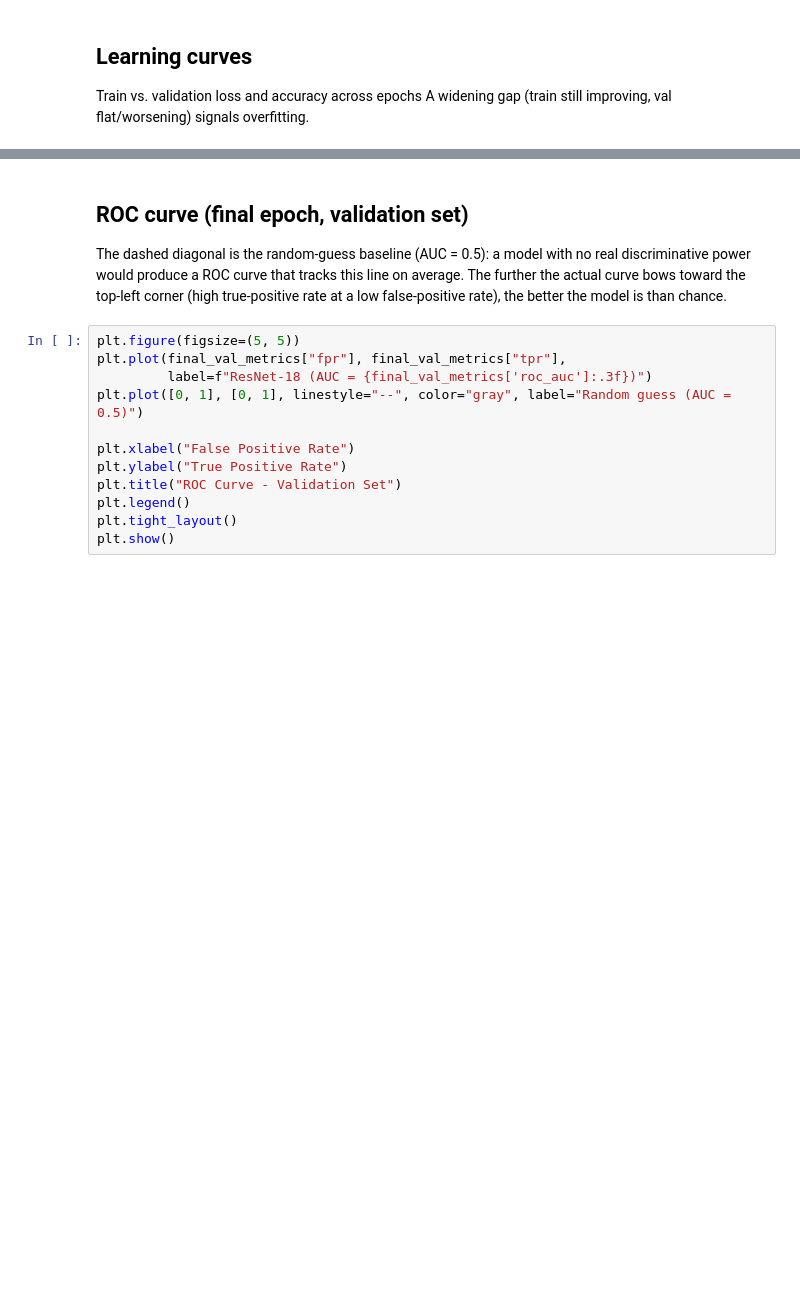
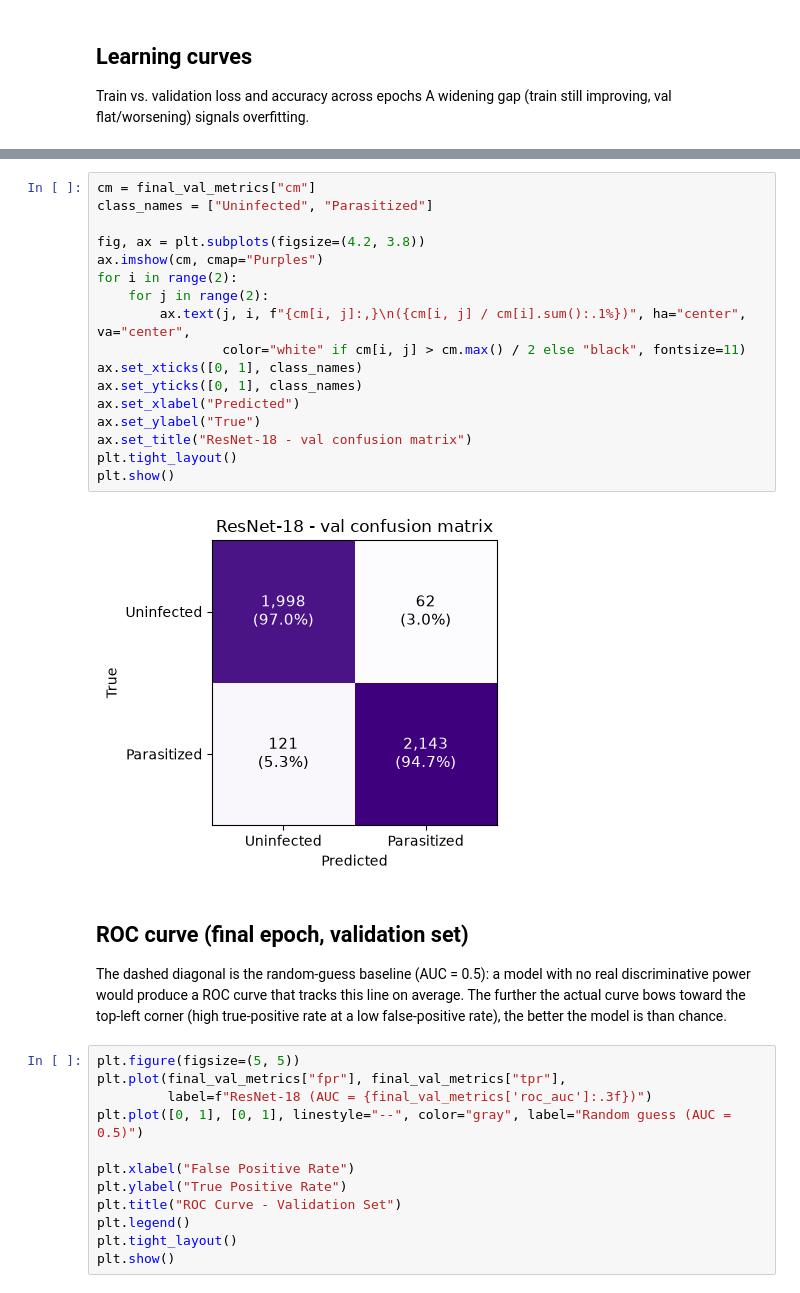
Before and after one commit to AndersVestergaard0/DATA7703-Group-Project, a Jupyter notebook: notebooks/04_resnet18.ipynb, the cells around one changed output, grey strips where cells are left out. Saved outputs shown, nothing was run; the diff lists cells and outputs as text; blank space fills up the shorter version.

```diff
--- a/notebooks/04_resnet18.ipynb
+++ b/notebooks/04_resnet18.ipynb
@@ -284,3 +296,22 @@ plt.show()
+# %%
+cm = final_val_metrics["cm"]
+class_names = ["Uninfected", "Parasitized"]
+
+fig, ax = plt.subplots(figsize=(4.2, 3.8))
+ax.imshow(cm, cmap="Purples")
+for i in range(2):
+    for j in range(2):
+        ax.text(j, i, f"{cm[i, j]:,}\n({cm[i, j] / cm[i].sum():.1%})", ha="center", va="center",
+                color="white" if cm[i, j] > cm.max() / 2 else "black", fontsize=11)
+ax.set_xticks([0, 1], class_names)
+ax.set_yticks([0, 1], class_names)
+ax.set_xlabel("Predicted")
+ax.set_ylabel("True")
+ax.set_title("ResNet-18 - val confusion matrix")
+plt.tight_layout()
+plt.show()
+# %% [output]
+[figure, added]
 # %% [markdown]
 ## ROC curve (final epoch, validation set)
 The dashed diagonal is the random-guess baseline (AUC = 0.5): a model with no real discriminative
```
Also changed, not shown: parts of 11 cells of this notebook, 12 other files.
